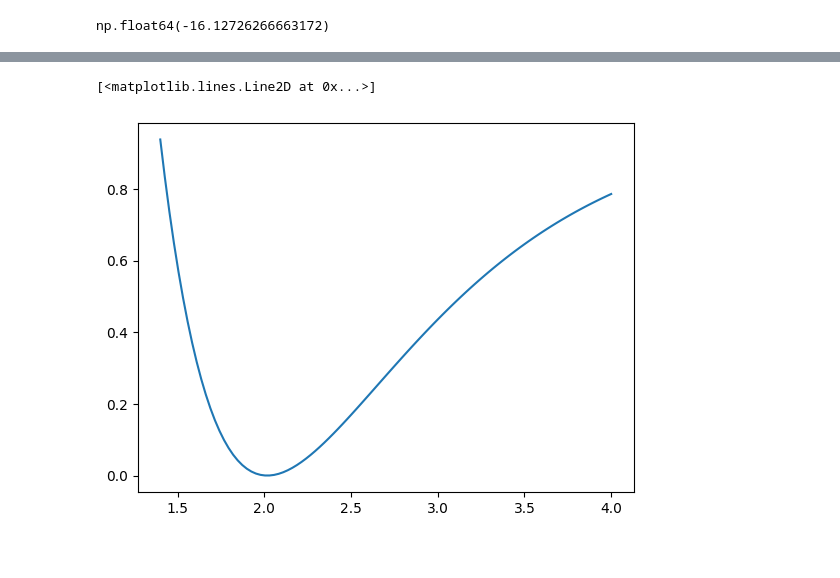
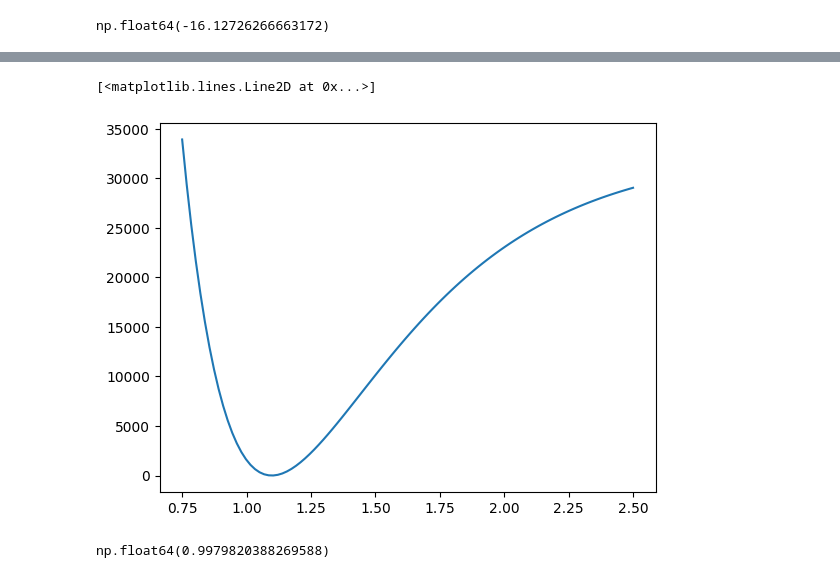
Before and after one commit to ExoMol/SPAR, a Jupyter notebook: SPAR-examples.ipynb, the cells around one changed output, grey strips where cells are left out. Saved outputs shown, nothing was run; the diff lists cells and outputs as text; code cells hidden in the pictures.

Commit message:
added more primitive functions and changed way potential is read

```diff
--- a/SPAR-examples.ipynb
+++ b/SPAR-examples.ipynb
@@ -72,0 +83,8 @@ array([[0, 0, 1],
+# %%
+rGrid = np.linspace(0.75, 2.5, 100)
+potentialOnGrid = np.zeros(len(rGrid))
+for i in range(len(rGrid)):
+    internalCoordinates[0] = rGrid[i]
+    potentialOnGrid[i] = pesMapping.evaluate(basicFunctions, internalCoordinates)
+
+plt.plot(rGrid, potentialOnGrid)
@@ -73,8 +94,7 @@ array([[0, 0, 1],
 # %%
-rGrid = np.linspace(1.4, 4, 100)
-basicFunctionValues = basicFunctions[1][2].evaluate(rGrid)
+potentialOnGrid = pesMapping.potentialCoefficients[7]*basicFunctions[1][2].evaluate(rGrid)
 
-plt.plot(rGrid, basicFunctionValues)
+plt.plot(rGrid, potentialOnGrid)
 # %% [output]
 [<matplotlib.lines.Line2D at 0x...>]
-[figure, old version]
+[figure, new version]
@@ -80,0 +106,4 @@ plt.plot(rGrid, basicFunctionValues)
+# %%
+basicFunctions[1][1].evaluate(1.5521 + 0.1)
+# %% [output]
+np.float64(0.9979820388269588)
```
Also changed, not shown: parts of 8 cells of this notebook, 5 other files.
